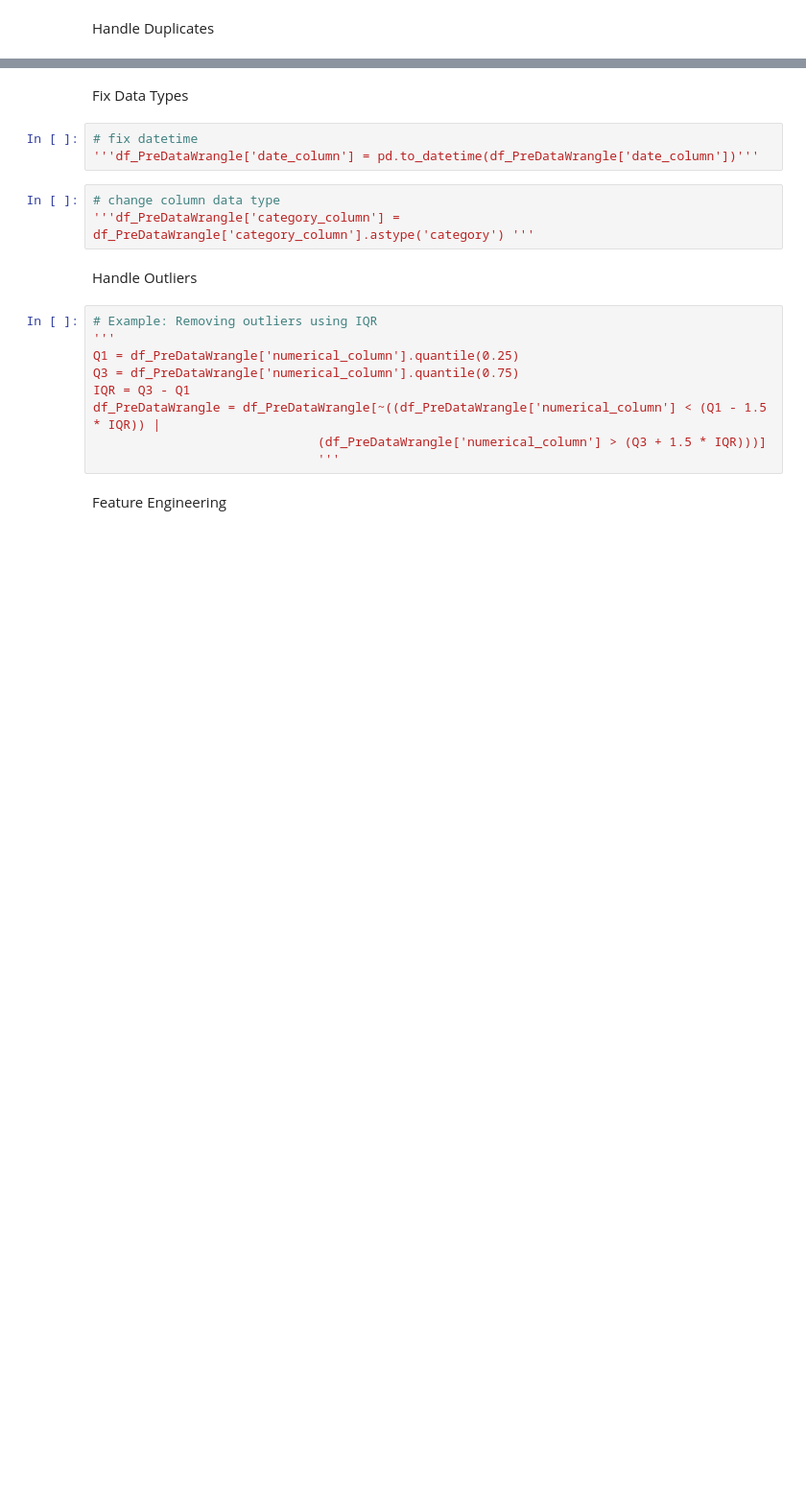
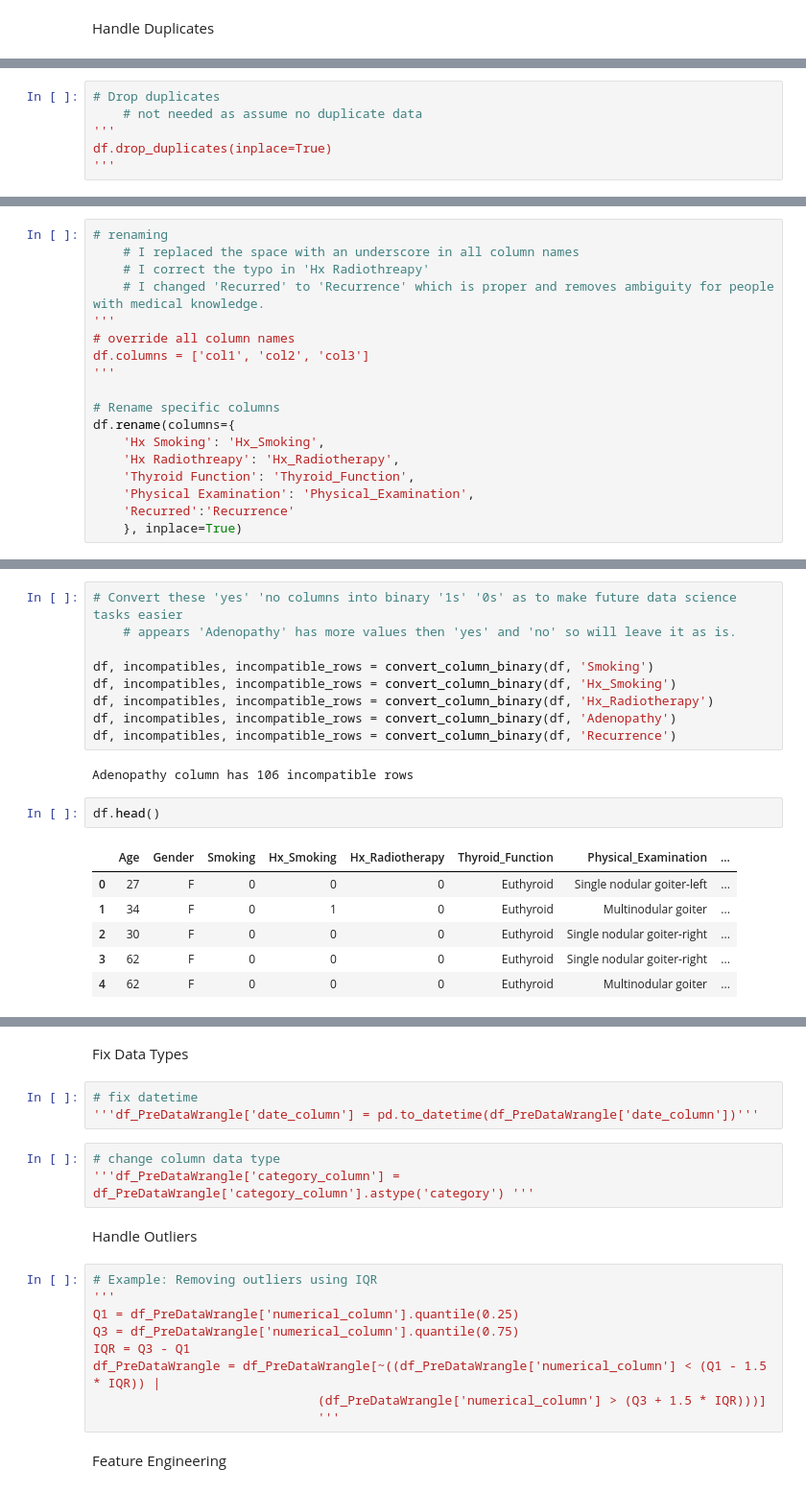
Before and after one commit to madmaxtoastflytiger/CaptStone2-Thyroid-Disease, a Jupyter notebook: Thyroid_DataWraggling.ipynb, the cells around one changed output, grey strips where cells are left out. Shown at 96% size. Cells and saved outputs as stored; diff of their text form; blank space fills up the shorter version.

```diff
--- a/Thyroid_DataWraggling.ipynb
+++ b/Thyroid_DataWraggling.ipynb
@@ -178,0 +171,6 @@ df_PreDataWrangle
+# %%
+# Drop duplicates
+    # not needed as assume no duplicate data
+'''
+df.drop_duplicates(inplace=True)
+'''
@@ -178,0 +181,18 @@ df_PreDataWrangle
+# %%
+# renaming
+    # I replaced the space with an underscore in all column names
+    # I correct the typo in 'Hx Radiothreapy'
+    # I changed 'Recurred' to 'Recurrence' which is proper and removes ambiguity for people with medical knowledge.
+'''
+# override all column names
+df.columns = ['col1', 'col2', 'col3']
+'''
+
+# Rename specific columns
+df.rename(columns={
+    'Hx Smoking': 'Hx_Smoking',
+    'Hx Radiothreapy': 'Hx_Radiotherapy',
+    'Thyroid Function': 'Thyroid_Function',
+    'Physical Examination': 'Physical_Examination',
+    'Recurred':'Recurrence'
+    }, inplace=True)
@@ -178,0 +266,20 @@ df_PreDataWrangle
+# %%
+# Convert these 'yes' 'no columns into binary '1s' '0s' as to make future data science tasks easier
+    # appears 'Adenopathy' has more values then 'yes' and 'no' so will leave it as is.
+
+df, incompatibles, incompatible_rows = convert_column_binary(df, 'Smoking')
+df, incompatibles, incompatible_rows = convert_column_binary(df, 'Hx_Smoking')
+df, incompatibles, incompatible_rows = convert_column_binary(df, 'Hx_Radiotherapy')
+df, incompatibles, incompatible_rows = convert_column_binary(df, 'Adenopathy')
+df, incompatibles, incompatible_rows = convert_column_binary(df, 'Recurrence')
+# %% [output]
+Adenopathy column has 106 incompatible rows
+# %%
+df.head()
+# %% [output]
+|  | Age | Gender | Smoking | Hx_Smoking | Hx_Radiotherapy | Thyroid_Function | Physical_Examination | ... |
+| 0 | 27 | F | 0 | 0 | 0 | Euthyroid | Single nodular goiter-left | ... |
+| 1 | 34 | F | 0 | 1 | 0 | Euthyroid | Multinodular goiter | ... |
+| 2 | 30 | F | 0 | 0 | 0 | Euthyroid | Single nodular goiter-right | ... |
+| 3 | 62 | F | 0 | 0 | 0 | Euthyroid | Single nodular goiter-right | ... |
+| 4 | 62 | F | 0 | 0 | 0 | Euthyroid | Multinodular goiter | ... |
```
Also changed, not shown: parts of 49 cells of this notebook.
